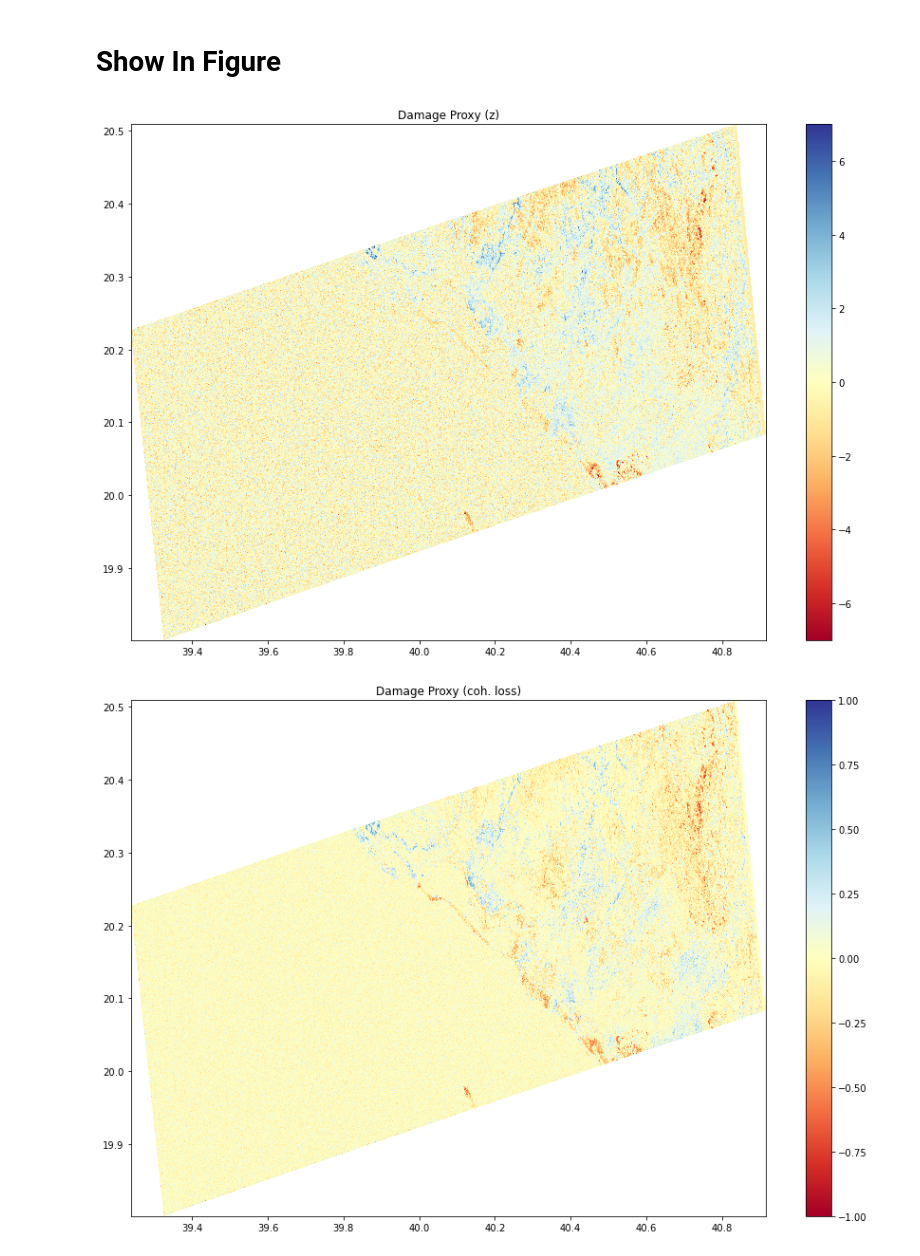
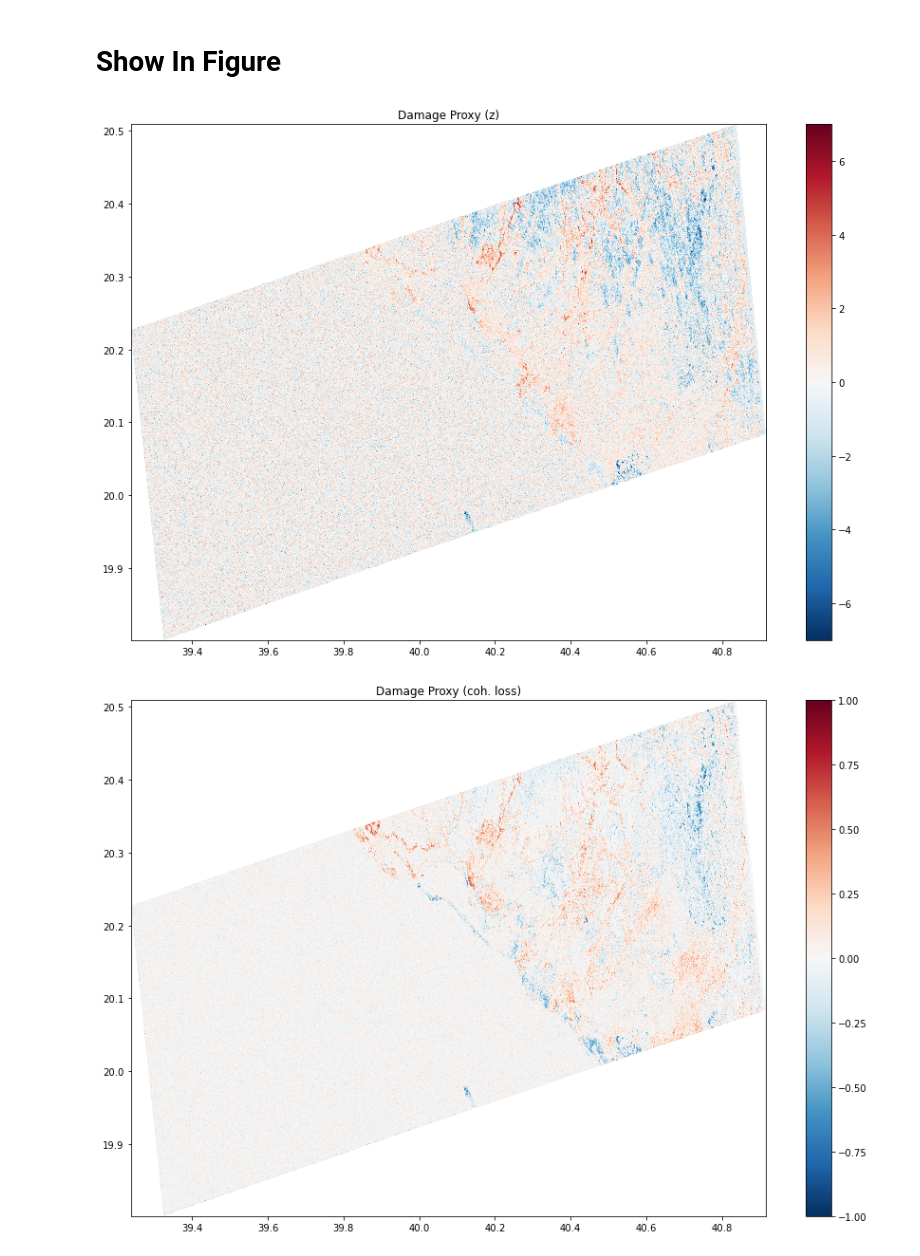
Before and after one commit to ReemAlshammari/DamageDetection, a Jupyter notebook: show in pcolormesh.ipynb, the cells around one changed output. Saved outputs shown, nothing was run; the diff lists cells and outputs as text; code cells hidden in the pictures.

```diff
--- a/show in pcolormesh.ipynb
+++ b/show in pcolormesh.ipynb
@@ -45,27 +46,27 @@ CCD_slice=CCD[400:1543 ,0:5313]
 # %%
 
 
     plt.figure(figsize=(15,10))
 
     #score_slice = np.ma.masked_array(score_slice, score_slice > -1)
    # cmap = plt.cm.Reds
    # plt.pcolormesh(z, vmin=-5, vmax=5, cmap="RdYlBu")
 
-    plt.pcolormesh(lon_arr_slice,lat_arr_slice,score_slice[:-1, :-1],vmin=-7, vmax=7,cmap="RdYlBu") #vmin=-5, vmax=1
+    plt.pcolormesh(lon_arr_slice,lat_arr_slice,score_slice[:-1, :-1],vmin=-7, vmax=7,cmap="RdBu_r") #vmin=-5, vmax=1
     plt.colorbar()
     plt.title("Damage Proxy (z)")
 
     plt.savefig('RNN_pcolormesh.tif')
     plt.show()
 
     plt.figure(figsize=(15,10))
 
-    plt.pcolormesh(lon_arr_slice,lat_arr_slice,CCD_slice[:-1, :-1],vmin=-1, vmax=1, cmap="RdYlBu") #vmin=-5, vmax=1
+    plt.pcolormesh(lon_arr_slice,lat_arr_slice,CCD_slice[:-1, :-1],vmin=-1, vmax=1, cmap="RdBu_r") #vmin=-5, vmax=1
     plt.colorbar()
     plt.title("Damage Proxy (coh. loss)")
 
     plt.savefig('CCD_pcolormesh.tif')
     plt.show()
 # %% [output]
-[figure, old version]
+[figure, new version]
-[figure, old version]
+[figure, new version]
```
Also changed, not shown: parts of 4 cells of this notebook.
